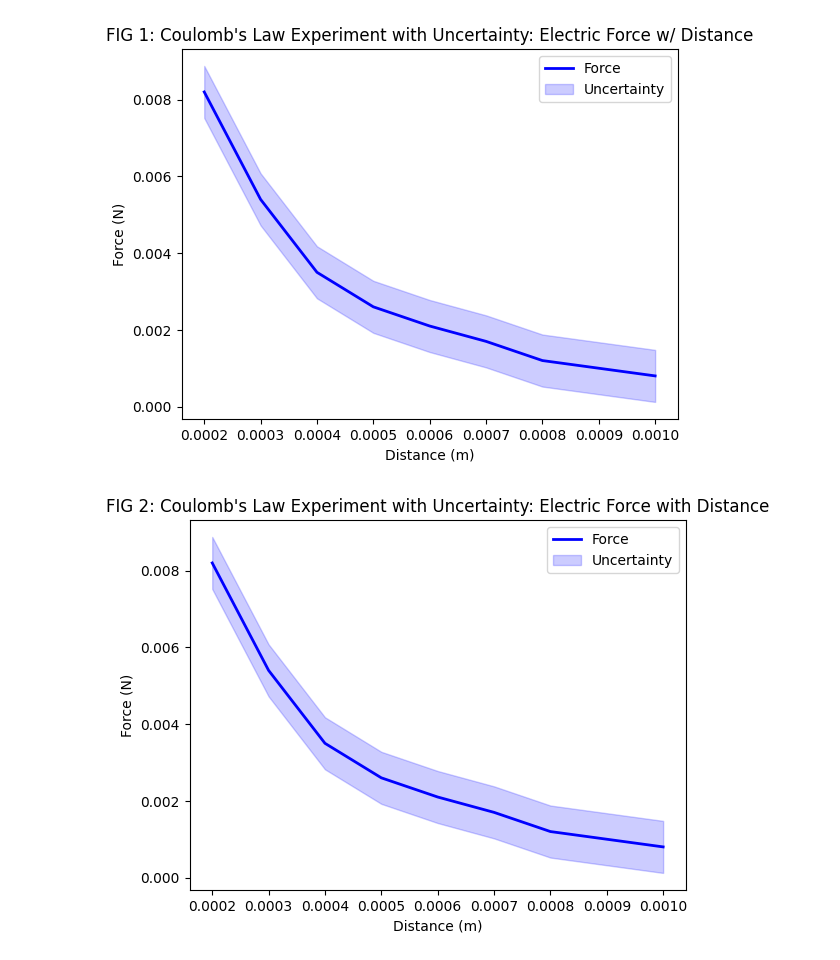
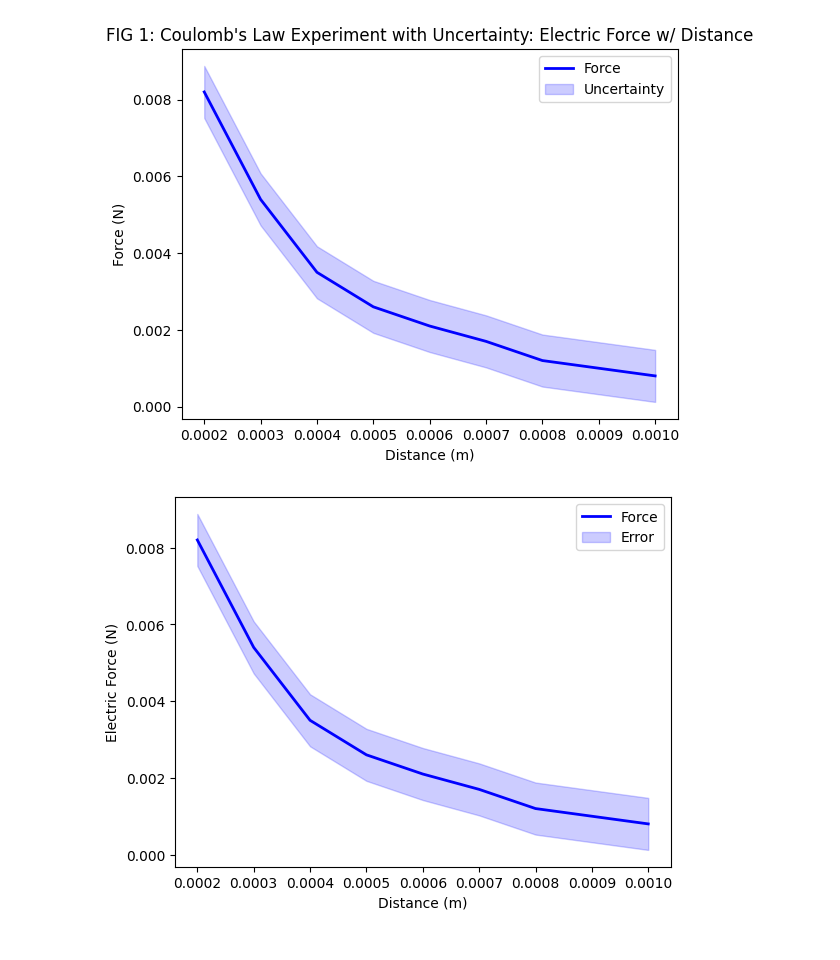
Before and after one commit to Avesta03/Electrostatics-Lab-Report-Analysis, a Jupyter notebook: analysis.ipynb, the cells around one changed output. Cells and saved outputs as stored; diff of their text form; code cells hidden in the pictures.

```diff
--- a/analysis.ipynb
+++ b/analysis.ipynb
@@ -175,21 +175,21 @@ plt.show()
 # %%
 # {We have to sort data for a smoother line graph}
 sorted_indices = df['Distance'].argsort()
 sorted_distance = df['Distance'][sorted_indices]
 sorted_force = df['Force'][sorted_indices]
 sorted_distance_error = df['Distance_Error'][sorted_indices]
 sorted_force_error = df['Force_Error'][sorted_indices]
 
 # LINE GRAPH WITH SHADED(!!) UNCERTAINTY AREA :)
 plt.plot(sorted_distance, sorted_force, label='Force', color='blue', linewidth=2)
-plt.fill_between(sorted_distance, sorted_force - sorted_force_error, sorted_force + sorted_force_error, color='blue', alpha=0.2, label='Uncertainty')
+plt.fill_between(sorted_distance, sorted_force - sorted_force_error, sorted_force + sorted_force_error, color='blue', alpha=0.2, label='Error')
 
 plt.xlabel('Distance (m)')
-plt.ylabel('Force (N)')
-plt.title('FIG 2: Coulomb\'s Law Experiment with Uncertainty: Electric Force with Distance')
+plt.ylabel('Electric Force (N)')
+# plt.figtext(0.5, -0.01, "Figure 2: Electric Force with Distance, with error bars represented as a shaded area.", wrap=True, horizontalalignment='center', fontsize=9.5)
 
 plt.legend()
 
 plt.show()
 # %% [output]
-[figure, old version]
+[figure, new version]
```
Also changed, not shown: parts of 2 cells of this notebook.
